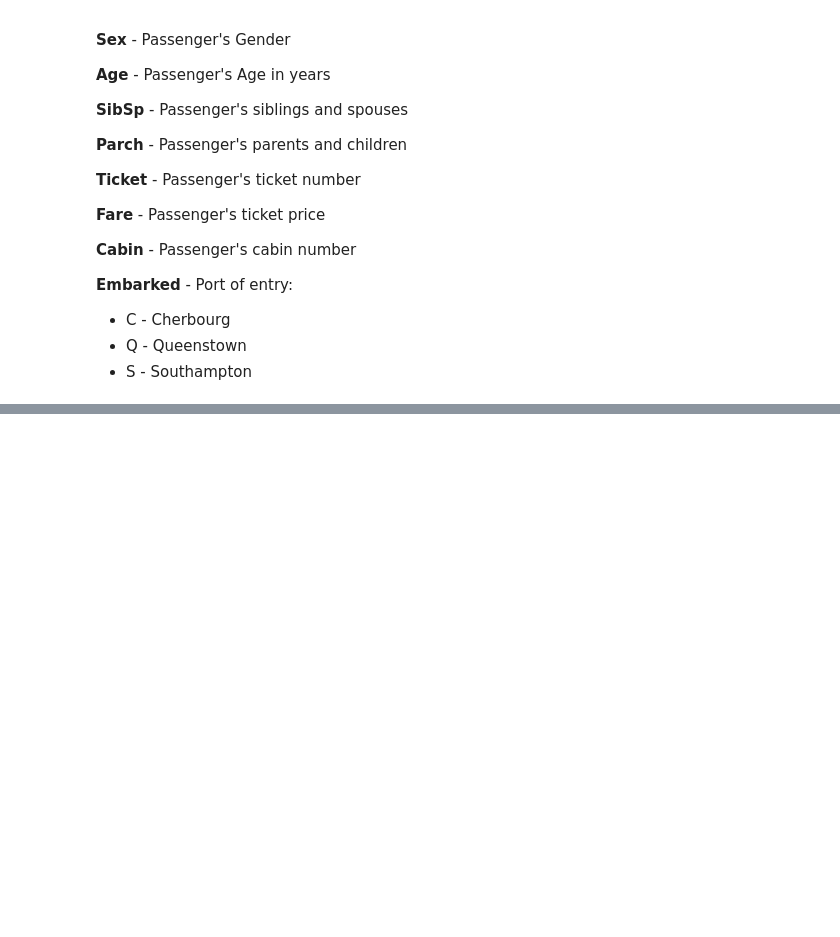
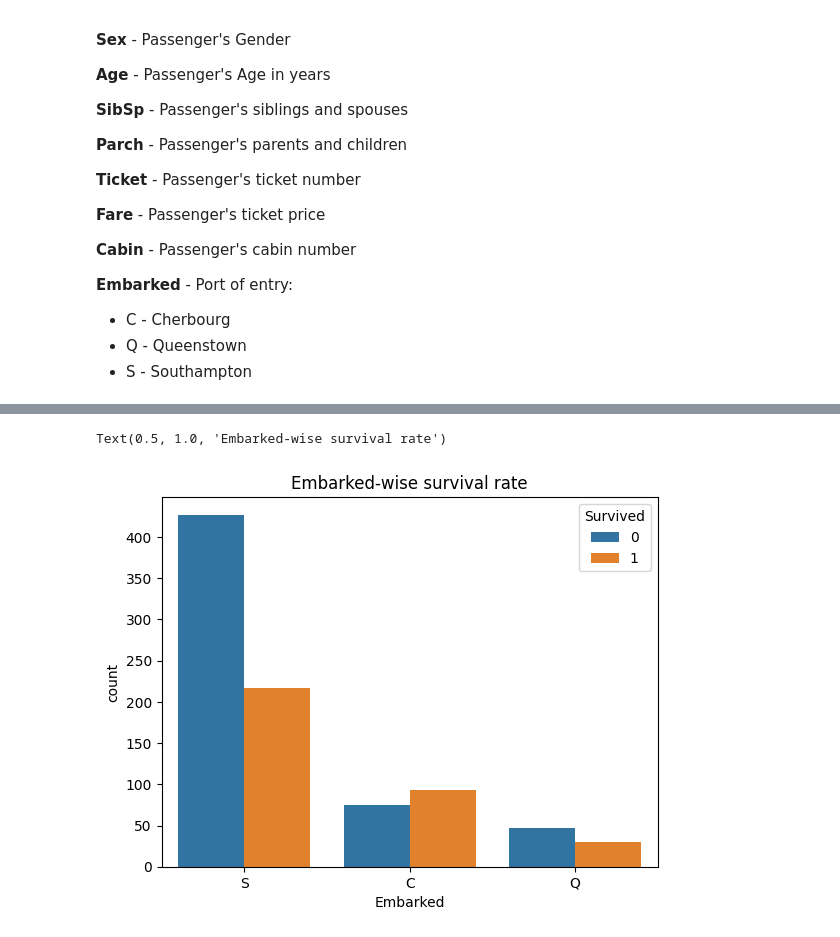
Before and after one commit to MPragya-20/titanic-data-analysis, a Jupyter notebook: titanic-data-analysis.ipynb, the cells around one changed output, grey strips where cells are left out. Saved outputs shown, nothing was run; the diff lists cells and outputs as text; code cells hidden in the pictures; blank space fills up the shorter version.

```diff
--- a/titanic-data-analysis.ipynb
+++ b/titanic-data-analysis.ipynb
@@ -112,0 +162,6 @@ dtype: int64
+# %%
+sns.countplot(train_data, x= "Embarked", hue='Survived')
+plt.title("Embarked-wise survival rate")
+# %% [output]
+Text(0.5, 1.0, 'Embarked-wise survival rate')
+[figure, added]
```
Also changed, not shown: parts of 17 cells of this notebook.
